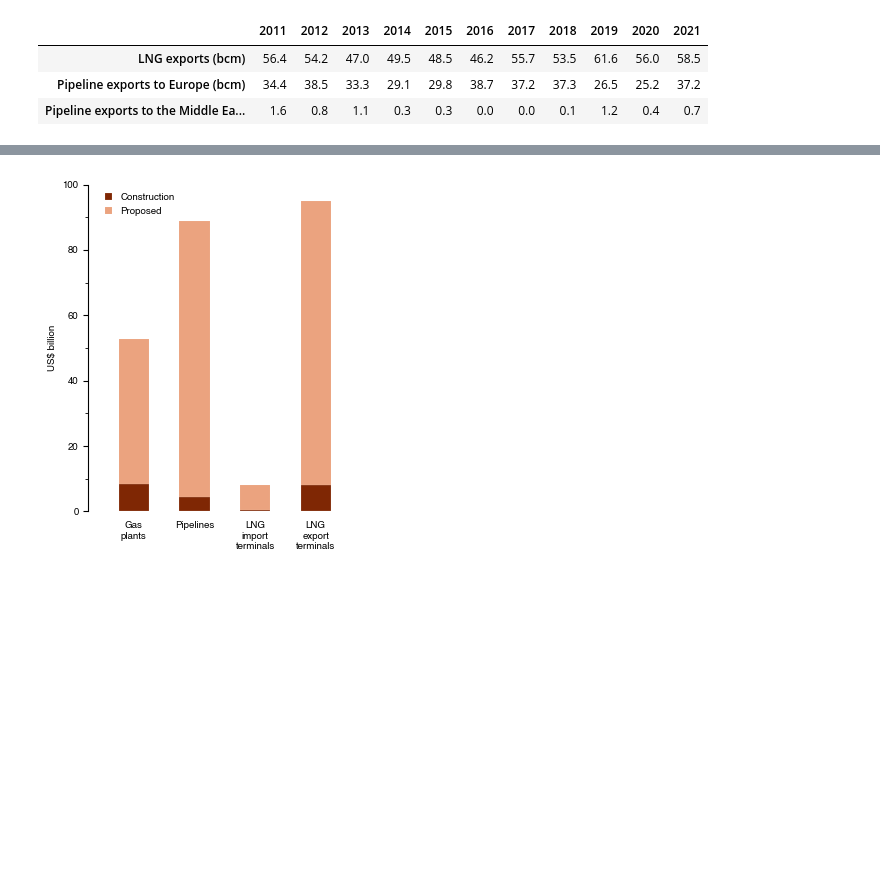
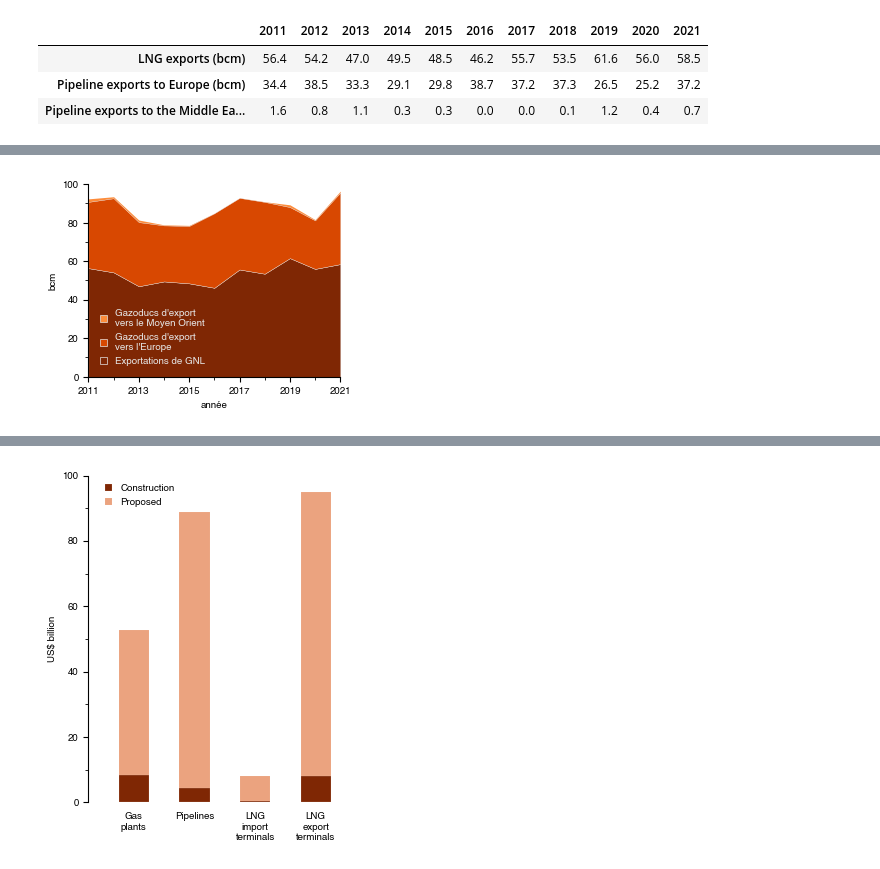
Before and after one commit to GlobalEnergyMonitor/GOIT-GGIT-research, a Jupyter notebook: africa-gas-briefing-2022/notebooks/plotting-from-tables-sheet.ipynb, the cells around one changed output, grey strips where cells are left out. Drawn from its saved outputs; the diff is of its cells as text; code cells hidden in the pictures; blank space fills up the shorter version.

```diff
--- a/africa-gas-briefing-2022/notebooks/plotting-from-tables-sheet.ipynb
+++ b/africa-gas-briefing-2022/notebooks/plotting-from-tables-sheet.ipynb
@@ -125 +126,90 @@ mp.savefig('saved-figures/exports_timeseries-fig2.svg', bbox_inches='tight', tra
+# %%
+# fill up new capacities as they come online
+start_year = 2011
+end_year = 2021
+year_list = range(start_year, end_year+1, 1)
+
+font_size = 7
+fig = mp.figure(figsize=(3.25,2.5))
+#fig = mp.figure(figsize=(3.25,4))
+
+ax = fig.add_subplot(111)
+ax.set_xlim(start_year, end_year)
+ax.set_ylim(0,100)
+
+sel_cmap = matplotlib.cm.get_cmap('Oranges')#cm.get_cmap('magma')
+export_colors = [sel_cmap(i) for i in numpy.linspace(1,0.5,table3_df_clean.index.size)]
+index_list = ['LNG exports (bcm)',
+              'Pipeline exports to Europe (bcm)',
+              'Pipeline exports to the Middle East (bcm)']
+# label_list = ['LNG exports',
+#               'Pipeline exports\nto Europe',
+#               'Pipeline exports\nto the Middle East']
+
+
+label_list = ["Exportations de GNL",
+              "Gazoducs d'export\nvers l'Europe",
+              "Gazoducs d'export\nvers le Moyen Orient"]
+
+
+ax.fill_between(year_list,
+                0,
+                table3_df_cumsum.loc[index_list[0]],
+                color=export_colors[0],
+                label=label_list[0],
+                edgecolor='0.9',
+                linewidth=0.25, zorder=0)
+
+ax.fill_between(year_list,
+                table3_df_cumsum.loc[index_list[0]],
+                table3_df_cumsum.loc[index_list[1]],
+                color=export_colors[1],
+                label=label_list[1],
+                edgecolor='0.9',
+                linewidth=0.25, zorder=1)
+
+ax.fill_between(year_list,
+                table3_df_cumsum.loc[index_list[1]],
+                table3_df_cumsum.loc[index_list[2]],
+                color=export_colors[2],
+                label=label_list[2], linewidth=0, zorder=0)
+
+# ax.plot(year_list,
+#         table3_df_cumsum.loc[index_list[1]],
+#         color='1',
+#         lw=0.25)
+
+# ax.plot(year_list,
+#         table3_df_cumsum.loc[index_list[0]],
+#         color='1',
+#         lw=0.25)
+
+ax.tick_params(labelsize=font_size)
+ax.set_ylabel('bcm', size=font_size)
+ax.set_xlabel('année', size=font_size)
+
+ax.spines['right'].set_visible(False)
+ax.spines['top'].set_visible(False)
+
+ax_h, ax_l = ax.get_legend_handles_labels()
+outline_handles = [matplotlib.patches.Patch(facecolor=color, edgecolor='0.9', linewidth=0.5, label=label) for color, label in zip(export_colors, label_list)]
+ax.legend(#ax_h[::-1],
+          outline_handles[::-1],
+          ax_l[::-1],
+          fontsize=font_size, frameon=False, labelcolor='0.9',
+          handlelength=0.73, loc='lower left', bbox_to_anchor=(.01,0.01),
+        )
+
+#plt.axes.yaxis.set_zorder(level=11)
+ax.xaxis.set_major_locator(matplotlib.ticker.MaxNLocator(integer=True))
+ax.yaxis.set_minor_locator(matplotlib.ticker.AutoMinorLocator(2))
+
+ax.xaxis.set_ticks(year_list[0::2])
+ax.xaxis.set_minor_locator(matplotlib.ticker.AutoMinorLocator(2))
+
+mp.savefig('saved-figures/exports_timeseries-fig2-Fr.png', bbox_inches='tight', transparent=True, dpi=600)
+mp.savefig('saved-figures/exports_timeseries-fig2-Fr.pdf', bbox_inches='tight', transparent=True)
+mp.savefig('saved-figures/exports_timeseries-fig2-Fr.svg', bbox_inches='tight', transparent=True)
+# %% [output]
+[figure, added]
 # %% [markdown]
```
Also changed, not shown: parts of 10 cells of this notebook, 24 other files.
